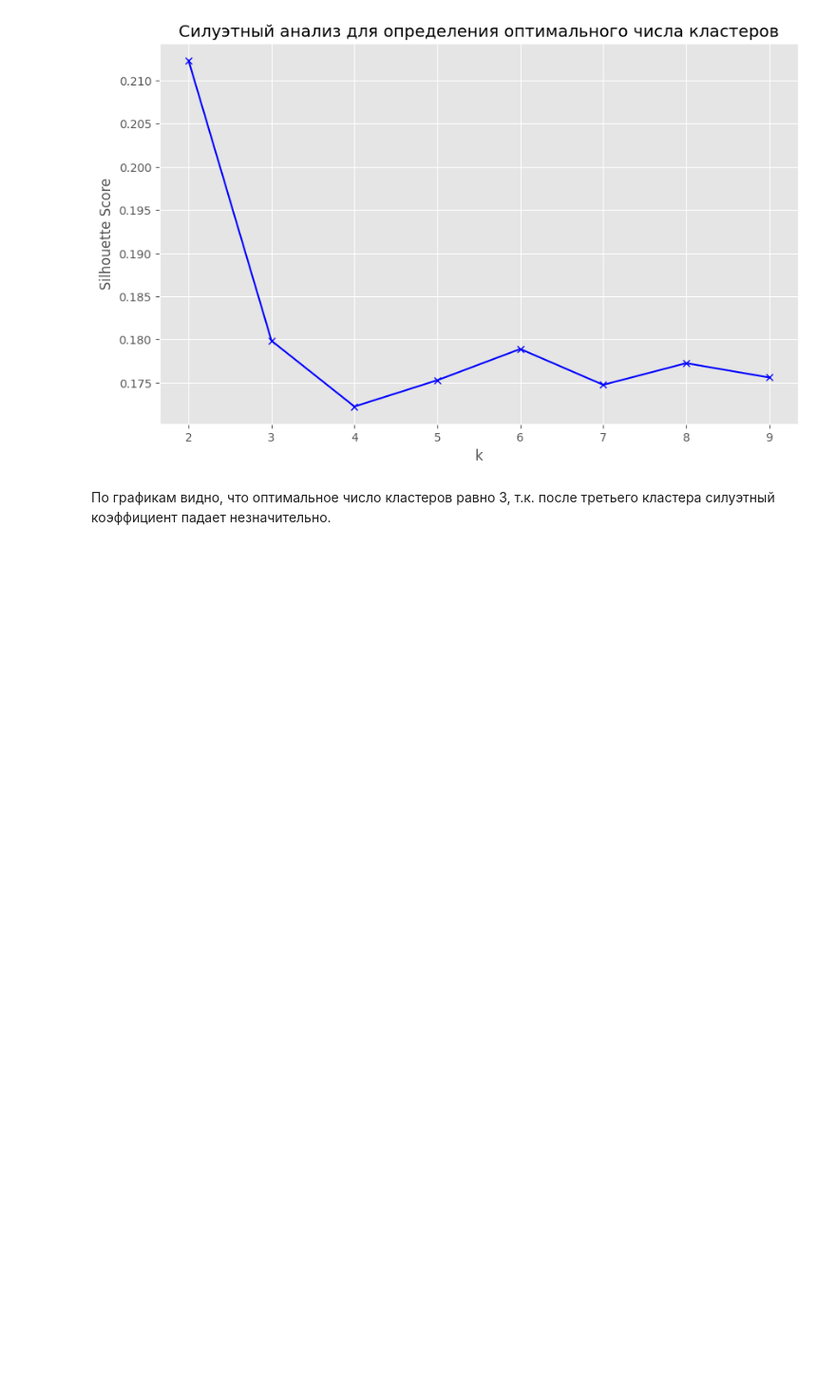
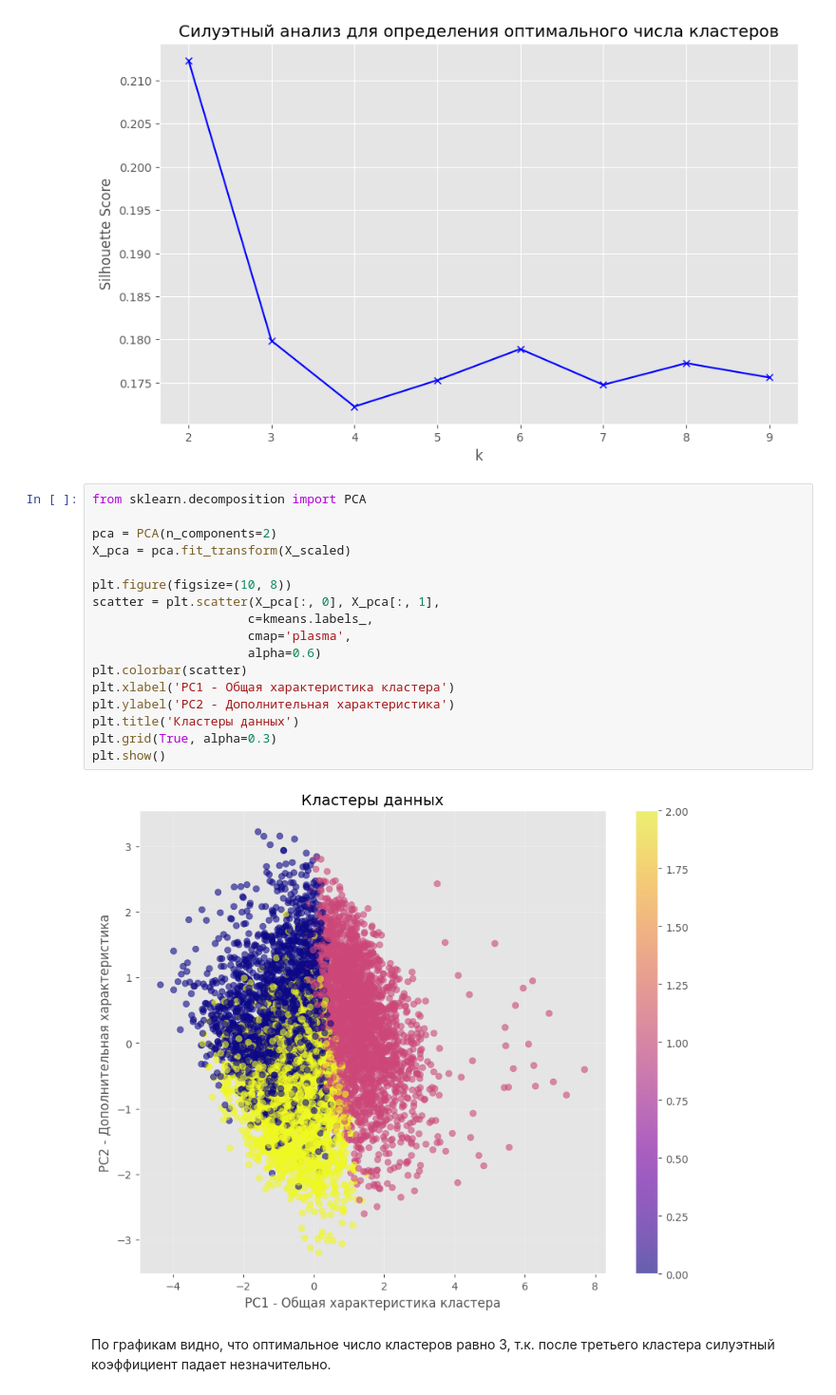
Before and after one commit to w1sq/data_science_project, a Jupyter notebook: Кокорев.ipynb, the cells around one changed output. Shown at 95% size. Saved outputs shown, nothing was run; the diff lists cells and outputs as text; blank space fills up the shorter version.

```diff
--- a/Кокорев.ipynb
+++ b/Кокорев.ipynb
@@ -469,6 +469,25 @@ plt.show()
 # %% [output]
 [figure]
 [figure]
+# %%
+from sklearn.decomposition import PCA
+
+pca = PCA(n_components=2)
+X_pca = pca.fit_transform(X_scaled)
+
+plt.figure(figsize=(10, 8))
+scatter = plt.scatter(X_pca[:, 0], X_pca[:, 1],
+                     c=kmeans.labels_,
+                     cmap='plasma',
+                     alpha=0.6)
+plt.colorbar(scatter)
+plt.xlabel('PC1 - Общая характеристика кластера')
+plt.ylabel('PC2 - Дополнительная характеристика')
+plt.title('Кластеры данных')
+plt.grid(True, alpha=0.3)
+plt.show()
+# %% [output]
+[figure, added]
 # %% [markdown]
 По графикам видно, что оптимальное число кластеров равно 3, т.к. после третьего кластера силуэтный коэффициент падает незначительно.
 # %%
```
Also changed, not shown: parts of 1 cell of this notebook, 1 other file.
